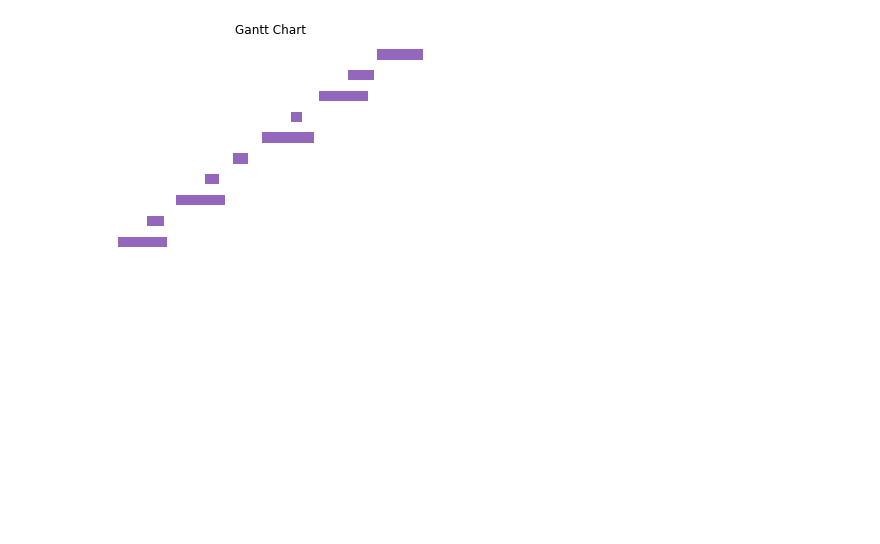
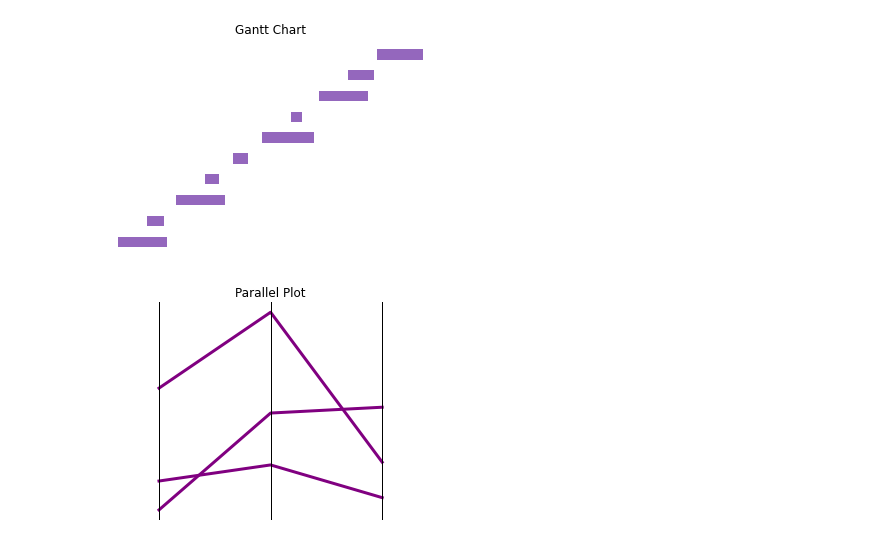
Before and after one commit to steffincodes/googlecolabnotbooks, a Jupyter notebook: Matplotlib101.ipynb, the cells around one changed output. Cells and saved outputs as stored; diff of their text form; code cells hidden in the pictures; blank space fills up the shorter version.

Commit message:
⏸️ Parallel Plot

```diff
--- a/Matplotlib101.ipynb
+++ b/Matplotlib101.ipynb
@@ -481,3 +481,23 @@ for i in range(0,10):
   plt.axis('off');
 # %% [output]
 [figure]
+# %%
+import matplotlib.pyplot as plt
+import pandas as pd
+import numpy as np
+n=3
+df = pd.DataFrame({
+    '0':np.arange(0,n,1),
+    '1':np.random.random(size=n),
+    '2':np.random.random(size=n),
+    '3':np.random.random(size=n),
+})
+pd.plotting.parallel_coordinates(
+    df,'0',lw=3,color='purple'
+)
+plt.axis('off')
+plt.xlim(-0.5,2.5)
+plt.legend().remove()
+plt.title('Parallel Plot');
+# %% [output]
+[figure, added]
```
